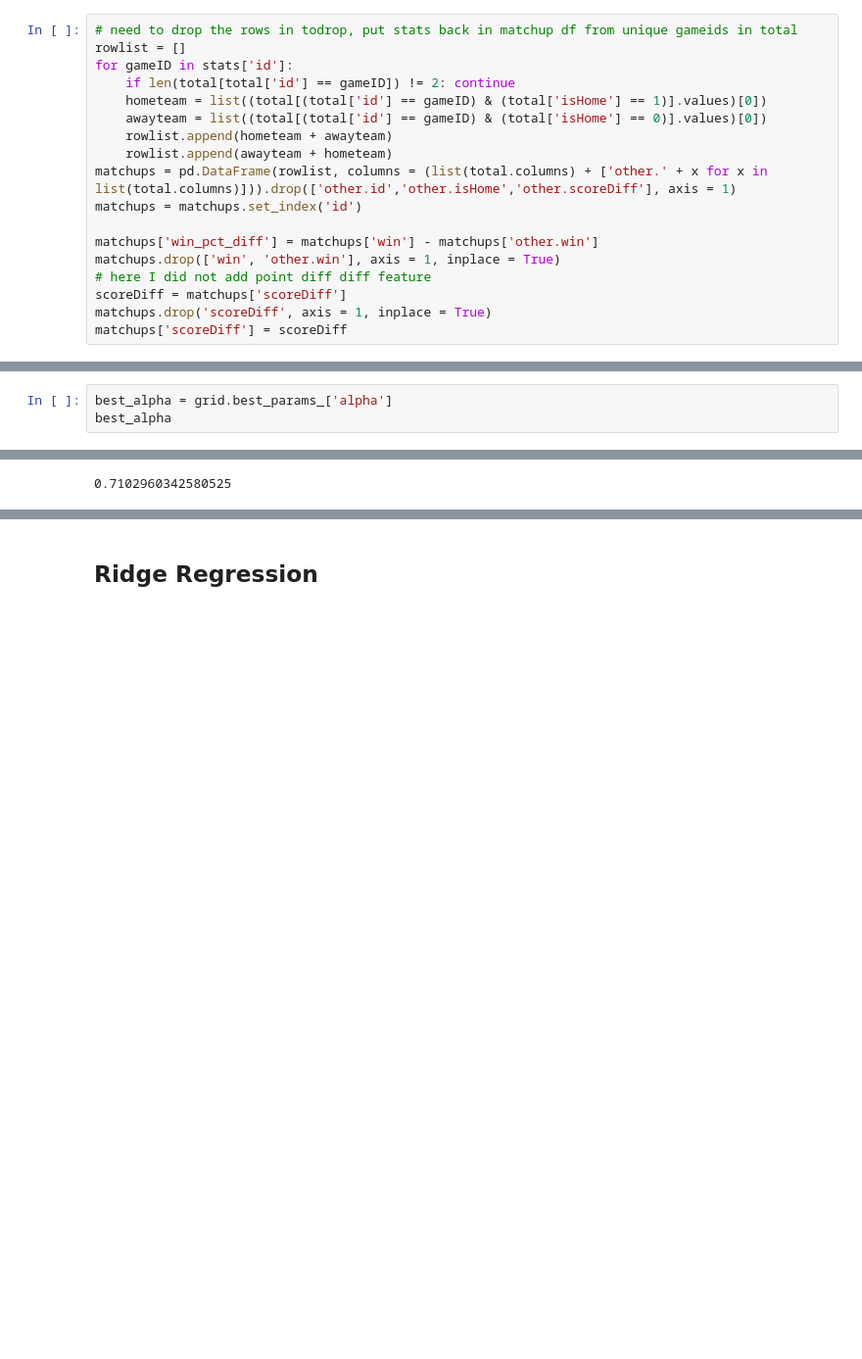
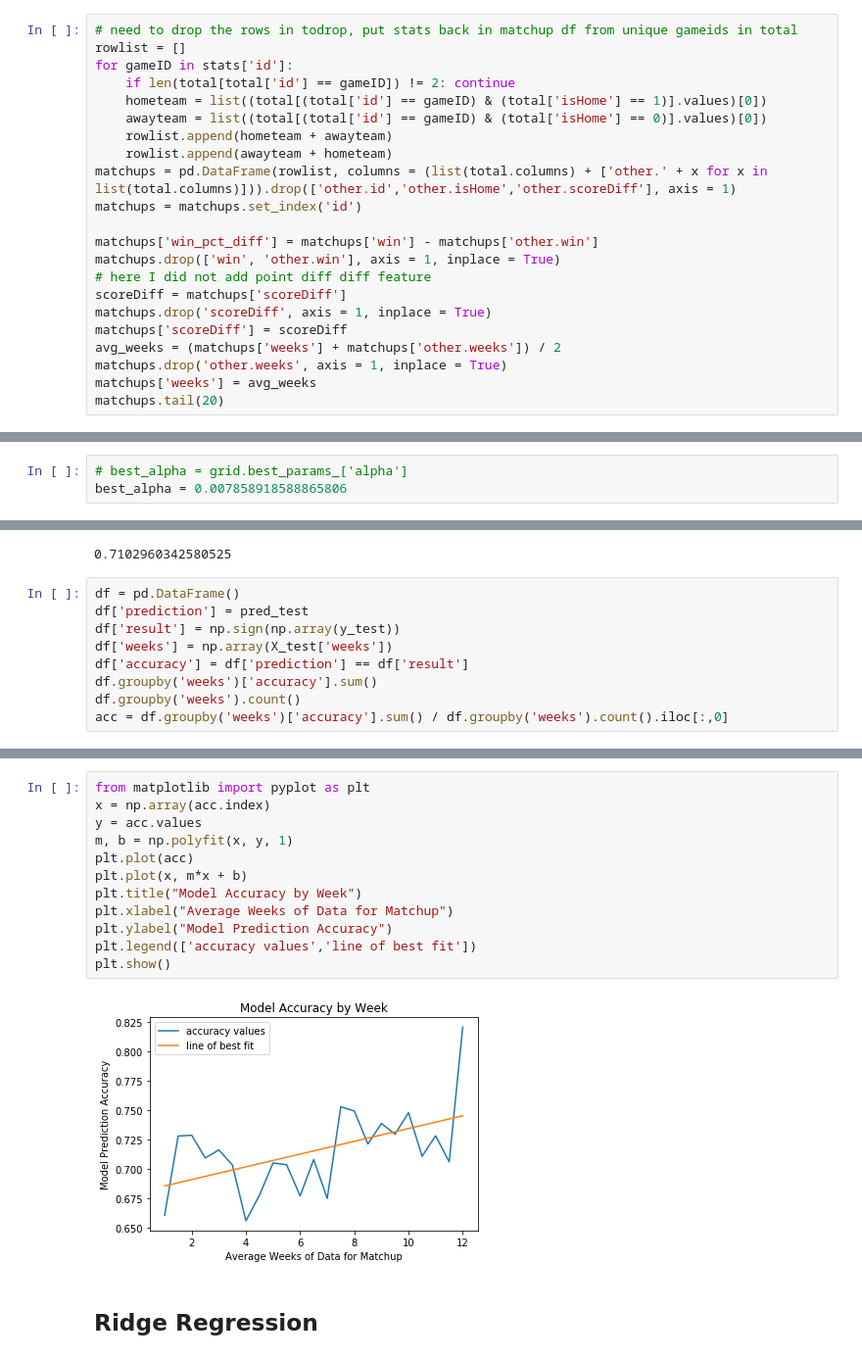
Before and after one commit to MichiganDataScienceTeam/F20-College-Football, a Jupyter notebook: notebooks/prior_lasso_ridge_parameter_tuning.ipynb, the cells around one changed output, grey strips where cells are left out. Shown at 98% size. Drawn from its saved outputs; the diff is of its cells as text; blank space fills up the shorter version.

```diff
--- a/notebooks/prior_lasso_ridge_parameter_tuning.ipynb
+++ b/notebooks/prior_lasso_ridge_parameter_tuning.ipynb
@@ -244,3 +256,7 @@ matchups.drop(['win', 'other.win'], axis = 1, inplace = True)
 scoreDiff = matchups['scoreDiff']
 matchups.drop('scoreDiff', axis = 1, inplace = True)
 matchups['scoreDiff'] = scoreDiff
+avg_weeks = (matchups['weeks'] + matchups['other.weeks']) / 2
+matchups.drop('other.weeks', axis = 1, inplace = True)
+matchups['weeks'] = avg_weeks
+matchups.tail(20)
@@ -340,3 +364,3 @@ GridSearchCV(estimator=Lasso(alpha=0.007281742387506222, normalize=True),
 # %%
-best_alpha = grid.best_params_['alpha']
-best_alpha
+# best_alpha = grid.best_params_['alpha']
+best_alpha = 0.007858918588865806
@@ -354,3 +376,12 @@ pred_test = np.sign(pred_test)
 accuracy_score(pred_test, np.sign(y_test))
 # %% [output]
 0.7102960342580525
+# %%
+df = pd.DataFrame()
+df['prediction'] = pred_test
+df['result'] = np.sign(np.array(y_test))
+df['weeks'] = np.array(X_test['weeks'])
+df['accuracy'] = df['prediction'] == df['result']
+df.groupby('weeks')['accuracy'].sum()
+df.groupby('weeks').count()
+acc = df.groupby('weeks')['accuracy'].sum() / df.groupby('weeks').count().iloc[:,0]
@@ -357,3 +390,17 @@ accuracy_score(pred_test, np.sign(y_test))
+# %%
+from matplotlib import pyplot as plt
+x = np.array(acc.index)
+y = acc.values
+m, b = np.polyfit(x, y, 1)
+plt.plot(acc)
+plt.plot(x, m*x + b)
+plt.title("Model Accuracy by Week")
+plt.xlabel("Average Weeks of Data for Matchup")
+plt.ylabel("Model Prediction Accuracy")
+plt.legend(['accuracy values','line of best fit'])
+plt.show()
+# %% [output]
+[figure, added]
 # %% [markdown]
 ## Ridge Regression
 # %%
```
Also changed, not shown: parts of 19 cells of this notebook, 1 other file.
